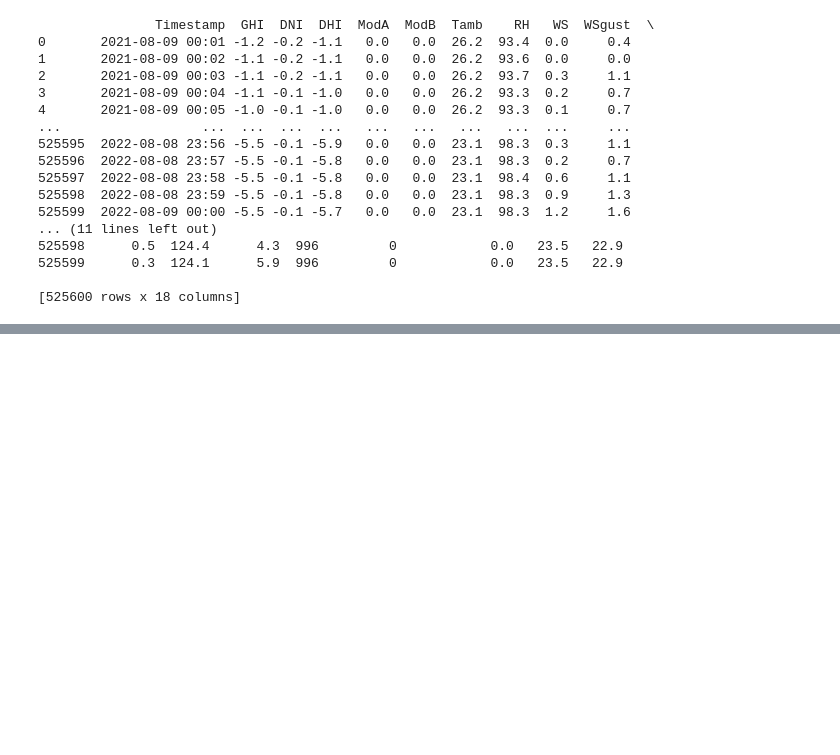
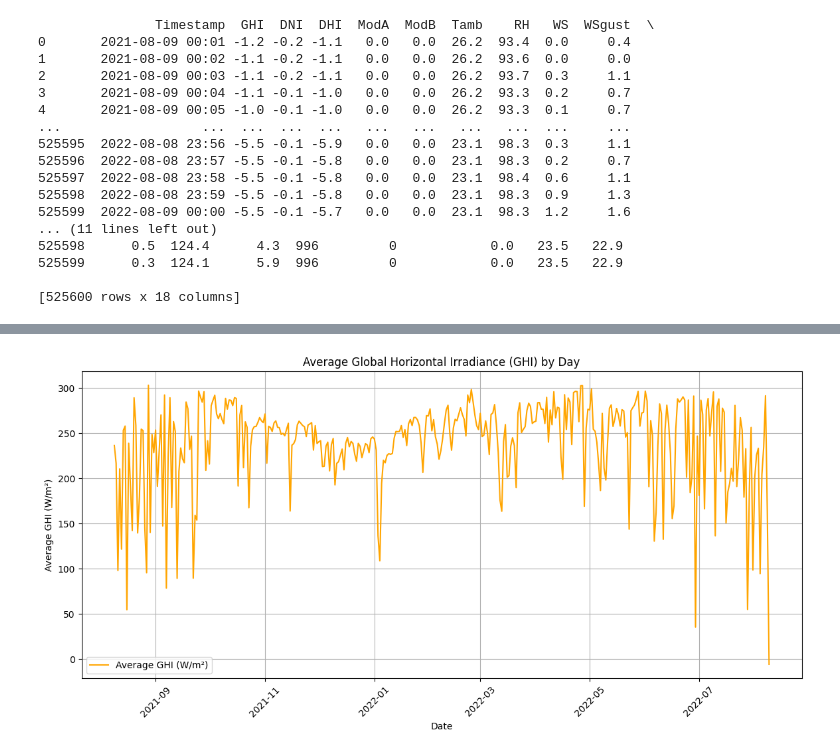
Before and after one commit to rinamoh/Kifiya-AIM-Week0, a Jupyter notebook: notebooks/EDA-benin.ipynb, the cells around one changed output, grey strips where cells are left out. Cells and saved outputs as stored; diff of their text form; code cells hidden in the pictures; blank space fills up the shorter version.

```diff
--- a/notebooks/EDA-benin.ipynb
+++ b/notebooks/EDA-benin.ipynb
@@ -186,0 +219,13 @@ print(data_unique) #it seems like there are no duplicate values.
+# %%
+daily_ghi = data['GHI'].resample('D').mean()
+plt.figure(figsize=(14, 6))
+plt.plot(daily_ghi.index, daily_ghi, label='Average GHI (W/m²)', color='orange')
+plt.title('Average Global Horizontal Irradiance (GHI) by Day')
+plt.xlabel('Date')
+plt.ylabel('Average GHI (W/m²)')
+plt.xticks(rotation=45)
+plt.legend()
+plt.grid()
+plt.show()
+# %% [output]
+[figure, added]
```
Also changed, not shown: parts of 14 cells of this notebook.
